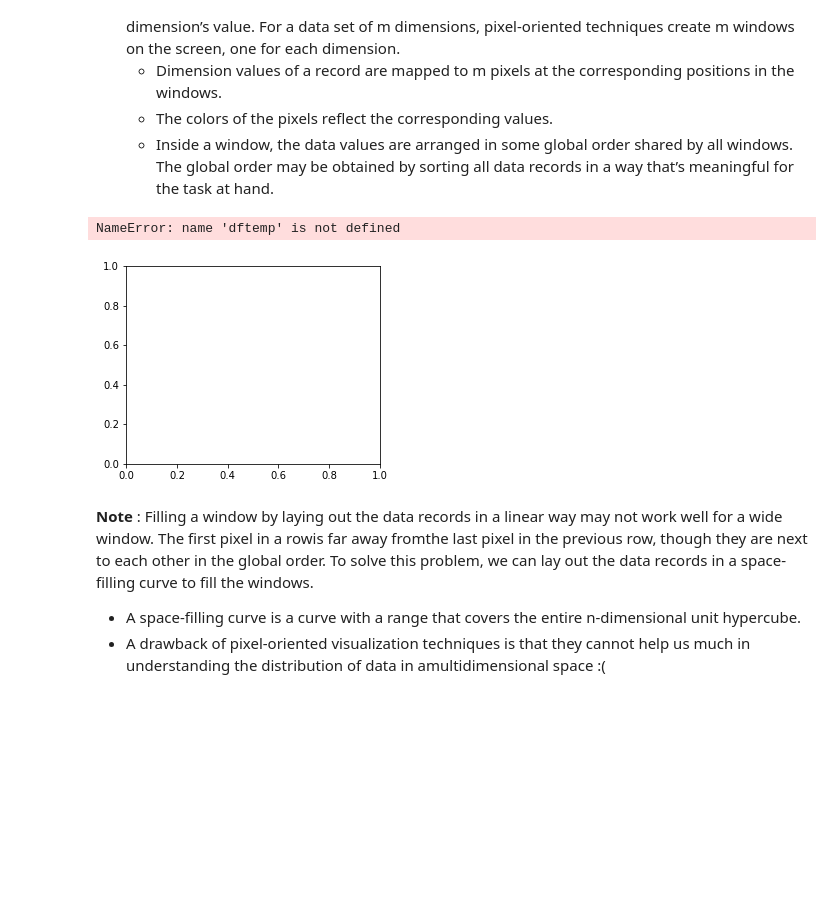
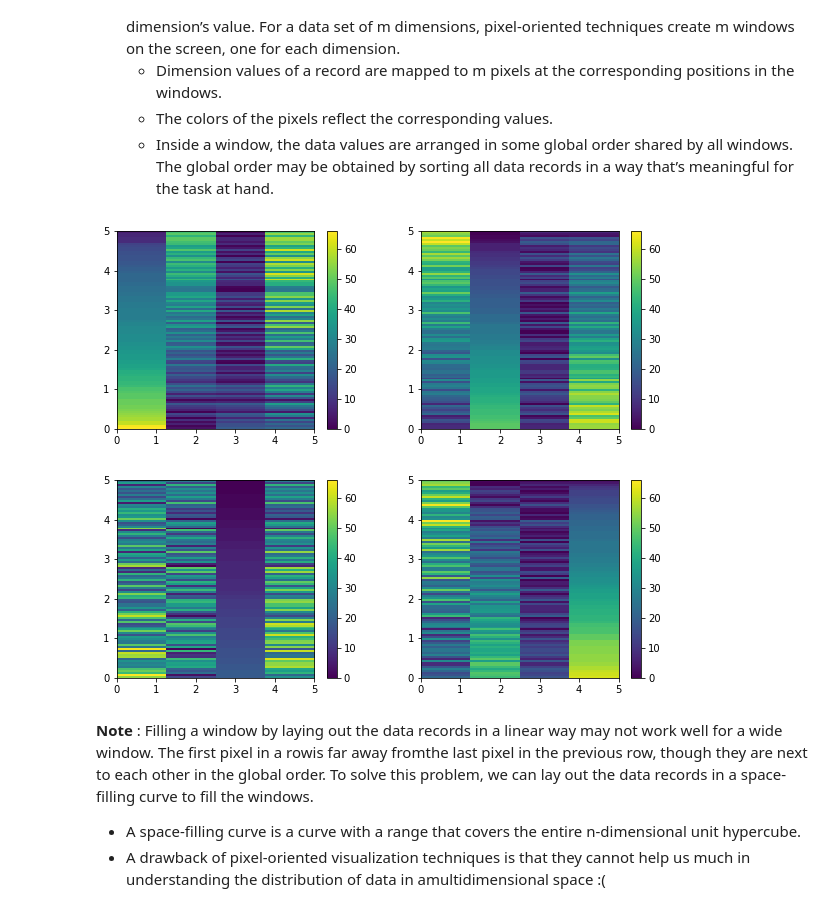
Before and after one commit to Jimachin/Data-Mining-Concepts-and-Techniques, a Jupyter notebook: Data Mining Concepts and Techniques.ipynb, the cells around one changed output. Saved outputs shown, nothing was run; the diff lists cells and outputs as text; code cells hidden in the pictures; blank space fills up the shorter version.

```diff
--- a/Data Mining Concepts and Techniques.ipynb
+++ b/Data Mining Concepts and Techniques.ipynb
@@ -502,31 +502,31 @@ __Note__: Recomendation -> http://pandas.pydata.org/pandas-docs/stable/visualiza
 # %%
 plt.figure(figsize=(10, 8))
 dftemp_w = df.sort_values(by='w', axis=0)
 plt.subplot(2, 2, 1)
-plt.imshow(dftemp, extent=[0,5,0,5])
+plt.imshow(dftemp_w, extent=[0,5,0,5])
 plt.colorbar()
 
 dftemp_x = df.sort_values(by='x', axis=0)
 plt.subplot(2, 2, 2)
 plt.imshow(dftemp_x, extent=[0,5,0,5])
 plt.colorbar()
 plt.show()
 
 plt.figure(figsize=(10, 8))
 dftemp_y = df.sort_values(by='y', axis=0)
 plt.subplot(2, 2, 1)
 plt.imshow(dftemp_y, extent=[0,5,0,5])
 plt.colorbar()
 
 dftemp_z = df.sort_values(by='z', axis=0)
 plt.subplot(2, 2, 2)
 plt.imshow(dftemp_z, extent=[0,5,0,5])
 plt.colorbar()
 
 plt.show()
 # %% [output]
-NameError: name 'dftemp' is not defined
-[figure, old version]
+[figure, new version]
+[figure, added]
 # %% [markdown]
 __Note__ : Filling a window by laying out the data records in a linear way may not work well for a wide window. The first pixel in a rowis far away fromthe last pixel in the previous row, though they are next to each other in the global order. To solve this problem, we can lay out the data records in a space-filling curve to fill the windows.
 - A space-filling curve is a curve with a range that covers the entire n-dimensional unit hypercube.
```
Also changed, not shown: parts of 15 cells of this notebook.
